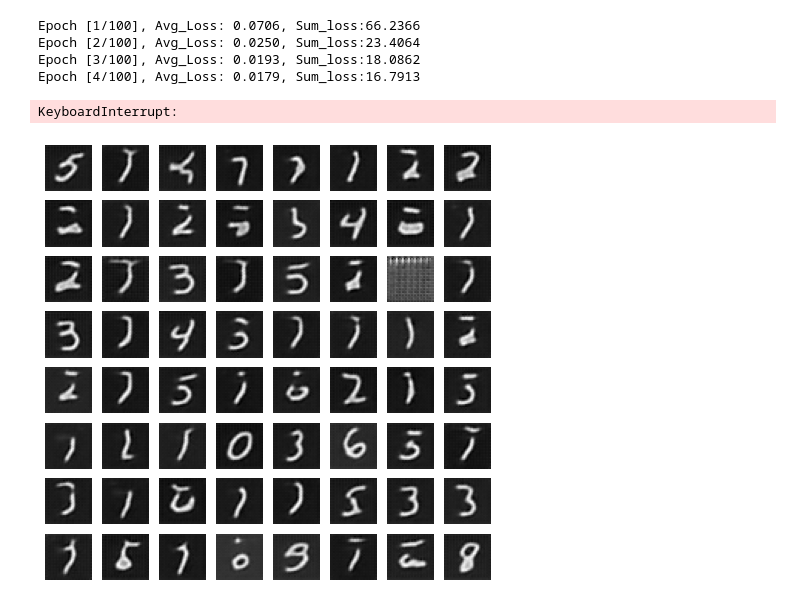
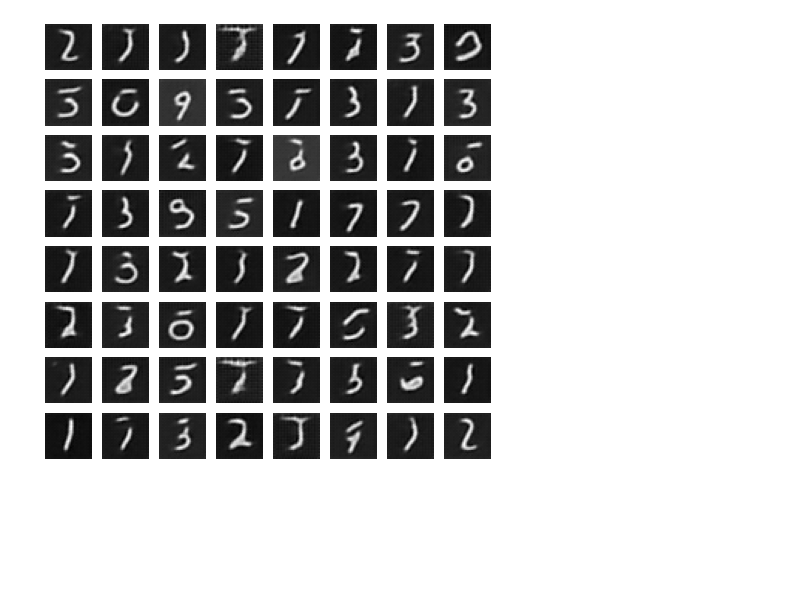
Before and after one commit to Rohit1217/DDPM, a Jupyter notebook: Diffusion1.ipynb, the cells around one changed output. Saved outputs shown, nothing was run; the diff lists cells and outputs as text; code cells hidden in the pictures; blank space fills up the shorter version.

```diff
--- a/Diffusion1.ipynb
+++ b/Diffusion1.ipynb
@@ -27,41 +27,6 @@ model=unet.Unet(1,8)
 model=model.to(Device)
 optim=torch.optim.Adam(model.parameters(),lr=0.001)
 criterion=F.mse_loss
-# %%
-# Set the number of epochs
-num_epochs = 100
-loss_list=[]
-
-for epoch in range(num_epochs):
-    count=0
-    total_loss=0
-    for images,_ in trainloader:
-        images = images.to(Device)
-        b,f,c,c=images.shape
-        t=random.randint(0, 1000)
-        noise=torch.randn(b,f,c,c).to(Device)
-
-        noised_image = noise_scheduler(images,noise,t)
-        pred_noise=model(noised_image)
-        loss = criterion(pred_noise,noise)
-
-        count+=1
-        total_loss+=loss.item()
-
-        loss.backward(retain_graph=True)
-        optim.step()
-        optim.zero_grad()
-
-    print(f"Epoch [{epoch+1}/{num_epochs}], Avg_Loss: {total_loss/count:.4f}, Sum_loss:{total_loss:.4f}")
-
-
-#torch.save(model.state_dict(), 'unet_model.pth')
-# %% [output]
-Epoch [1/100], Avg_Loss: 0.0706, Sum_loss:66.2366
-Epoch [2/100], Avg_Loss: 0.0250, Sum_loss:23.4064
-Epoch [3/100], Avg_Loss: 0.0193, Sum_loss:18.0862
-Epoch [4/100], Avg_Loss: 0.0179, Sum_loss:16.7913
-KeyboardInterrupt:
 # %%
 def DDIM_sampler(model,at=0.99,ts=650):
     with torch.no_grad():
@@ -80,21 +45,21 @@ def DDIM_sampler(model,at=0.99,ts=650):
               image=(image-alpha*pred_noise)/math.sqrt(at)
     return image
 # %%
-im=DDIM_sampler(model,ts=500)
+im=DDIM_sampler(model,ts=450)
 x=im[:64]
 x = x[:64].view(8, 8, 31, 31)
 x = x.to('cpu')
 image_np = x.numpy()
 
 # Create a figure and a set of subplots arranged in an 8x8 grid
 fig, axes = plt.subplots(8, 8, figsize=(8, 8))
 
 # Iterate through the subplots and display each image
 for i in range(8):
     for j in range(8):
         axes[i, j].imshow(image_np[i, j], cmap='gray')
         axes[i, j].axis('off')  # Turn off axis labels
 plt.savefig('samples.jpeg')
 plt.show()
 # %% [output]
-[figure, old version]
+[figure, new version]
```
Also changed, not shown: parts of 5 cells of this notebook.
